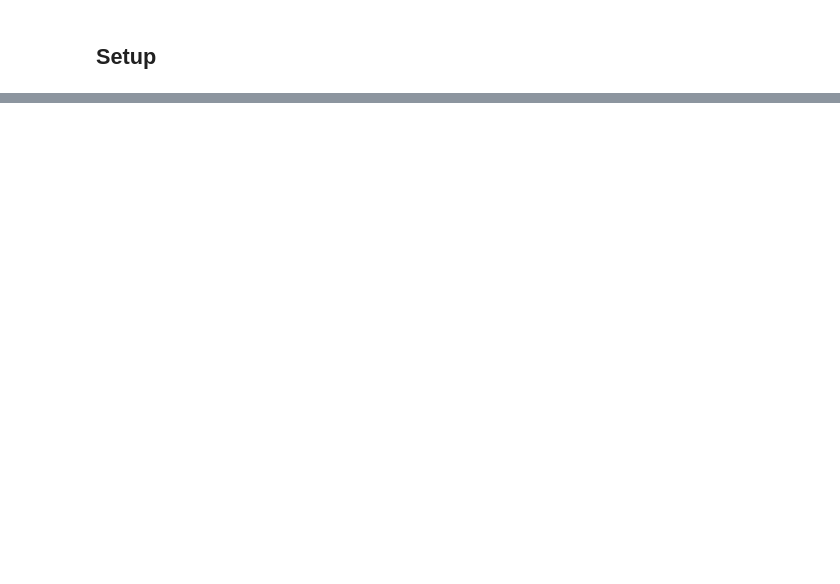
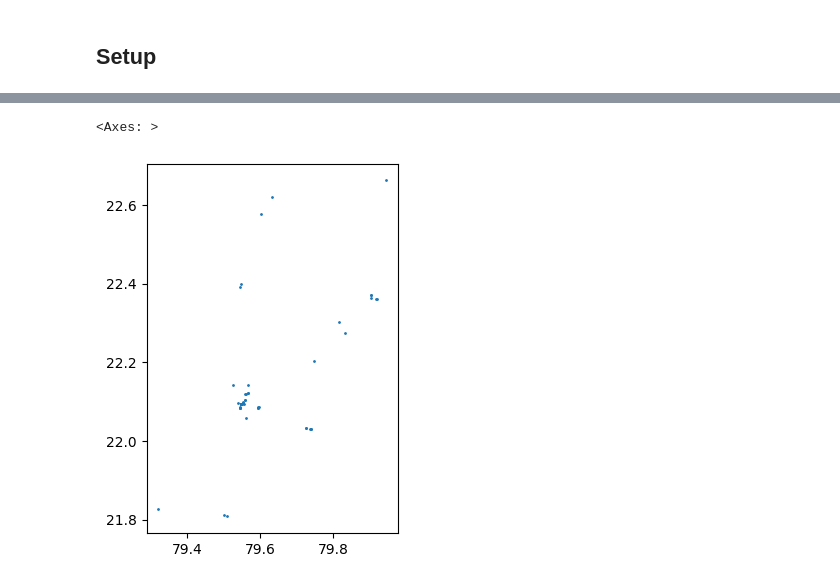
Before and after one commit to IDinsight/idinsight-solar-parks, a Jupyter notebook: notebooks/gov_building_clustering.ipynb, the cells around one changed output, grey strips where cells are left out. Cells and saved outputs as stored; diff of their text form; code cells hidden in the pictures; blank space fills up the shorter version.

```diff
--- a/notebooks/gov_building_clustering.ipynb
+++ b/notebooks/gov_building_clustering.ipynb
@@ -35,12 +55,18 @@ df.rename(
     },
     inplace=True,
 )
+
+# drop any rows that have nulls in lat or lon
+df = df.dropna(subset=["lat", "lon"])
 # %%
 # convert to gdf
 gdf = gpd.GeoDataFrame(
     df, geometry=gpd.points_from_xy(df.lon, df.lat), crs="EPSG:4326"
 )
 # %%
-gdf.plot()
+gdf.plot(markersize=1)
+# %% [output]
+<Axes: >
+[figure, added]
 # %%
 save_shapefiles(gdf, OUTPUT_DATA_DIR, "gov_buildings_new", formats=["parquet", "kml"])
```
Also changed, not shown: parts of 19 cells of this notebook.
